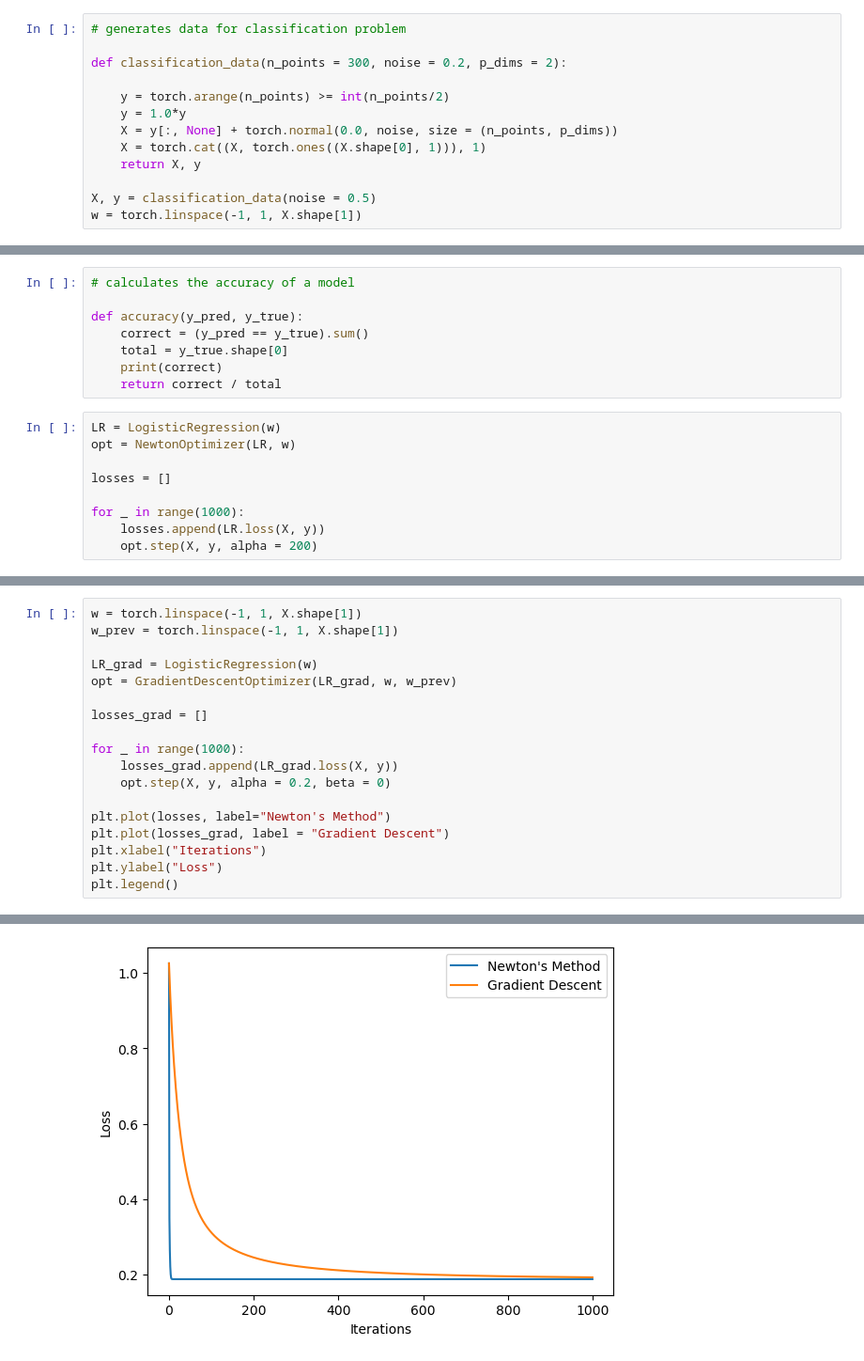
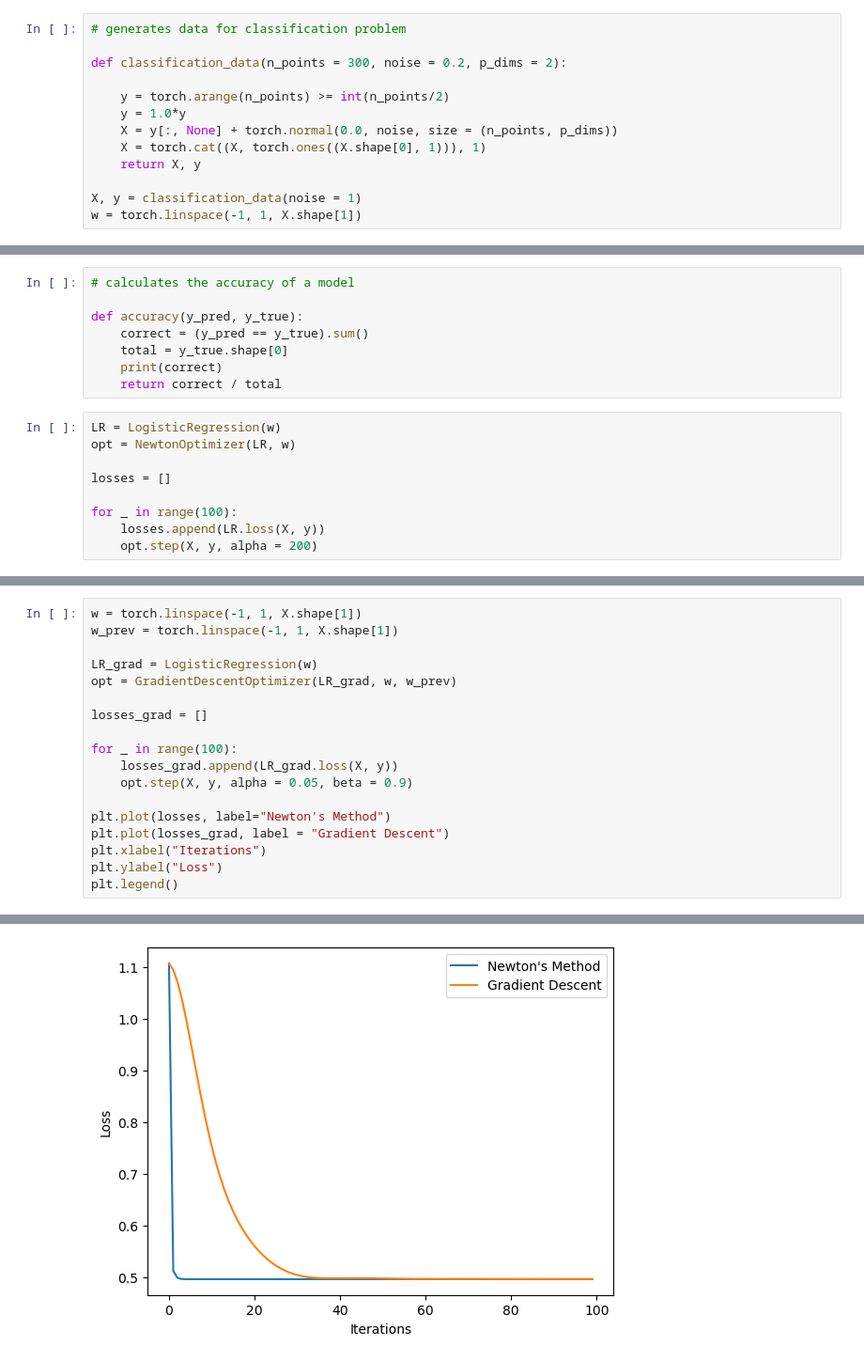
Before and after one commit to ShadowedSpace/ShadowedSpace.github.io, a Jupyter notebook: posts/BP8/BP8.ipynb, the cells around one changed output, grey strips where cells are left out. Shown at 94% size. Saved outputs shown, nothing was run; the diff lists cells and outputs as text.

```diff
--- a/posts/BP8/BP8.ipynb
+++ b/posts/BP8/BP8.ipynb
@@ -18,7 +29,7 @@ def classification_data(n_points = 300, noise = 0.2, p_dims = 2):
     X = torch.cat((X, torch.ones((X.shape[0], 1))), 1)
     return X, y
 
-X, y = classification_data(noise = 0.5)
+X, y = classification_data(noise = 1)
 w = torch.linspace(-1, 1, X.shape[1])
 # %%
 # plots data and boundary decision based on w
@@ -58,6 +69,6 @@ opt = NewtonOptimizer(LR, w)
 
 losses = []
 
-for _ in range(1000):
+for _ in range(100):
     losses.append(LR.loss(X, y))
     opt.step(X, y, alpha = 200)
@@ -64,21 +78,21 @@ for _ in range(1000):
 # %%
 w = torch.linspace(-1, 1, X.shape[1])
 w_prev = torch.linspace(-1, 1, X.shape[1])
 
 LR_grad = LogisticRegression(w)
 opt = GradientDescentOptimizer(LR_grad, w, w_prev)
 
 losses_grad = []
 
-for _ in range(1000):
+for _ in range(100):
     losses_grad.append(LR_grad.loss(X, y))
-    opt.step(X, y, alpha = 0.2, beta = 0)
+    opt.step(X, y, alpha = 0.05, beta = 0.9)
 
 plt.plot(losses, label="Newton's Method")
 plt.plot(losses_grad, label = "Gradient Descent")
 plt.xlabel("Iterations")
 plt.ylabel("Loss")
 plt.legend()
 # %% [output]
 <matplotlib.legend.Legend at 0x...>
-[figure, old version]
+[figure, new version]
```
Also changed, not shown: parts of 9 cells of this notebook, 2 other files.
